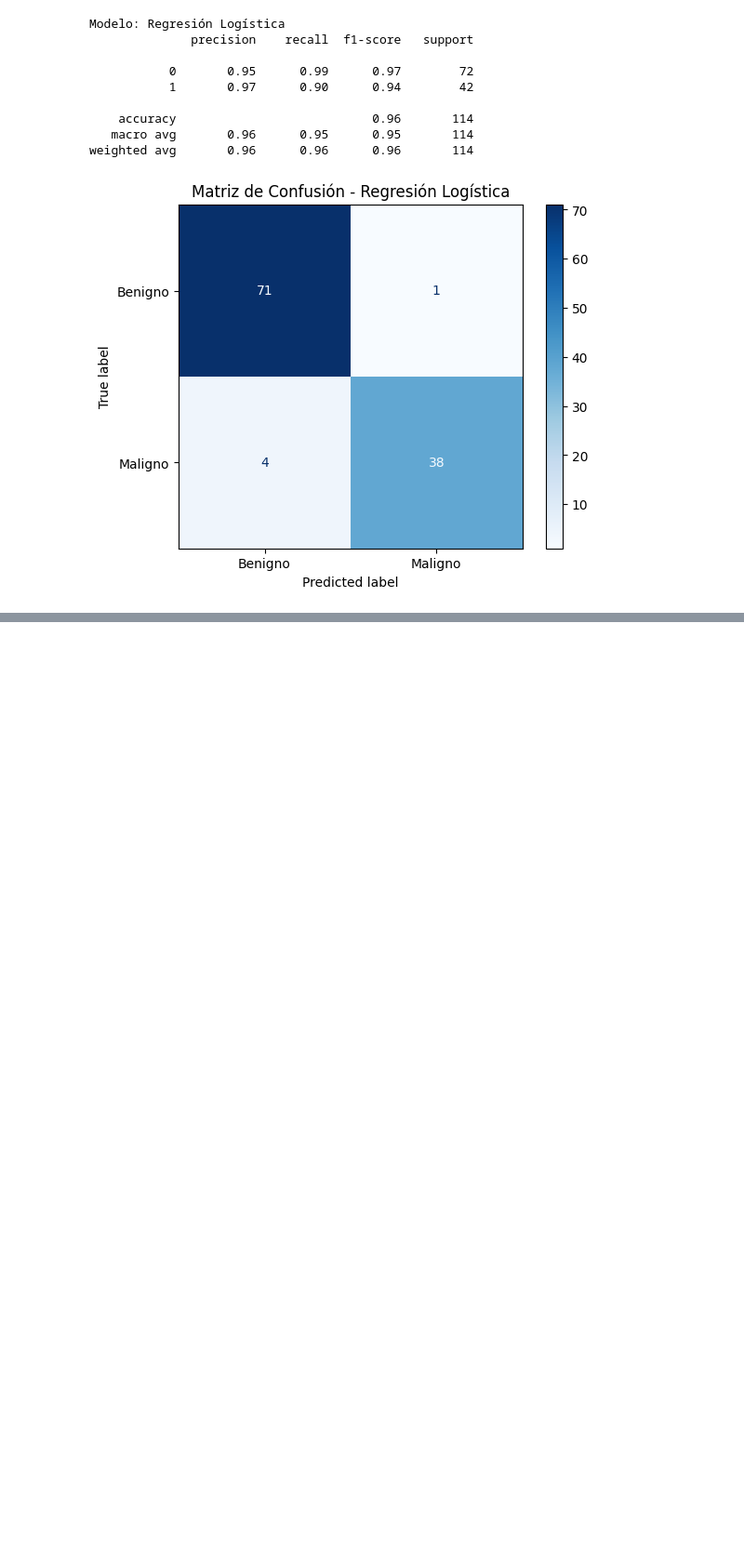
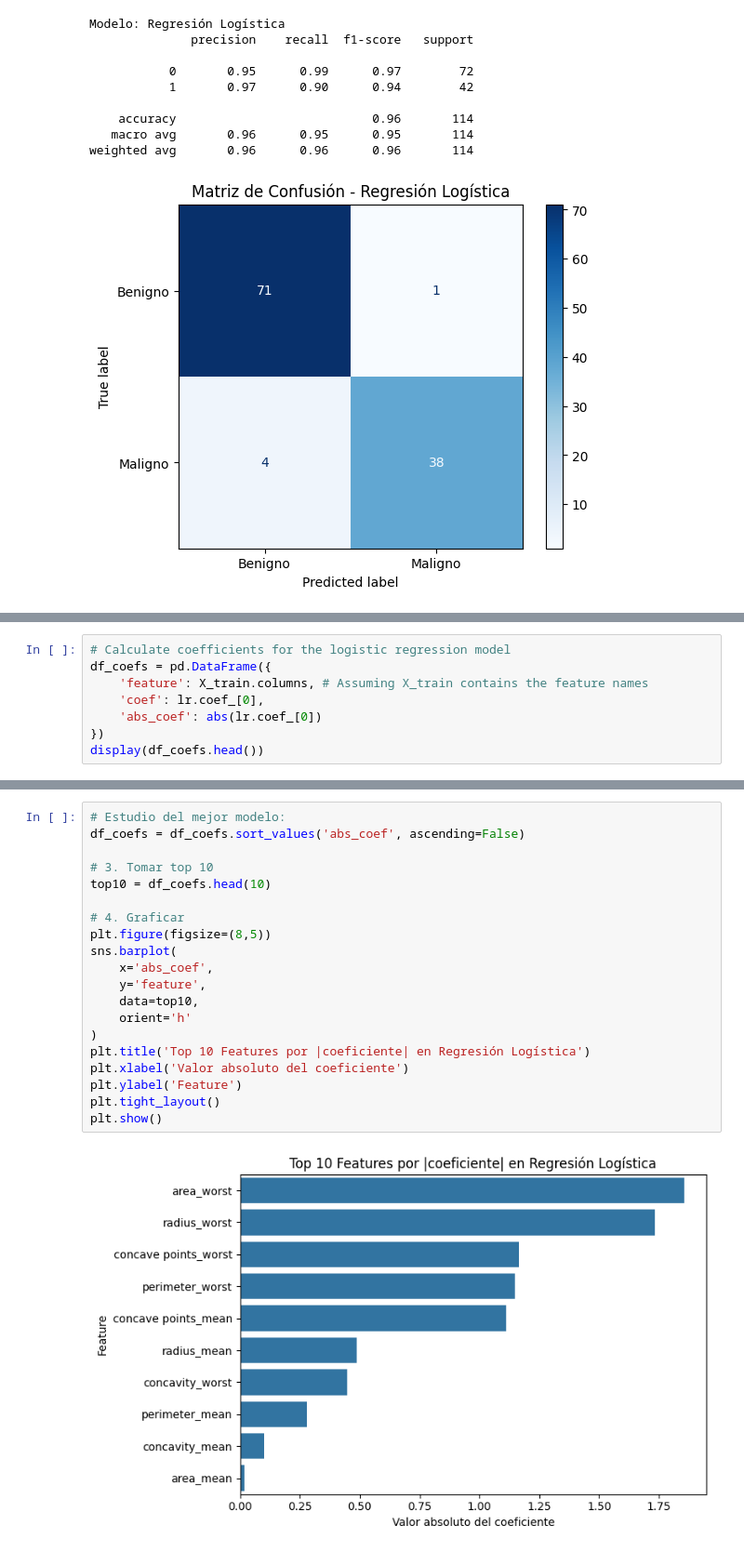
Before and after one commit to aformen9/BC-ML-Project, a Jupyter notebook: notebook/BreastCancer_ML.ipynb, the cells around one changed output, grey strips where cells are left out. Shown at 93% size. Saved outputs shown, nothing was run; the diff lists cells and outputs as text; blank space fills up the shorter version.

```diff
--- a/notebook/BreastCancer_ML.ipynb
+++ b/notebook/BreastCancer_ML.ipynb
@@ -1117,0 +1141,8 @@ ROC AUC:   0.9643
+# %%
+# Calculate coefficients for the logistic regression model
+df_coefs = pd.DataFrame({
+    'feature': X_train.columns, # Assuming X_train contains the feature names
+    'coef': lr.coef_[0],
+    'abs_coef': abs(lr.coef_[0])
+})
+display(df_coefs.head())
@@ -1117,0 +1156,22 @@ ROC AUC:   0.9643
+# %%
+# Estudio del mejor modelo:
+df_coefs = df_coefs.sort_values('abs_coef', ascending=False)
+
+# 3. Tomar top 10
+top10 = df_coefs.head(10)
+
+# 4. Graficar
+plt.figure(figsize=(8,5))
+sns.barplot(
+    x='abs_coef',
+    y='feature',
+    data=top10,
+    orient='h'
+)
+plt.title('Top 10 Features por |coeficiente| en Regresión Logística')
+plt.xlabel('Valor absoluto del coeficiente')
+plt.ylabel('Feature')
+plt.tight_layout()
+plt.show()
+# %% [output]
+[figure, added]
```
Also changed, not shown: parts of 12 cells of this notebook.
